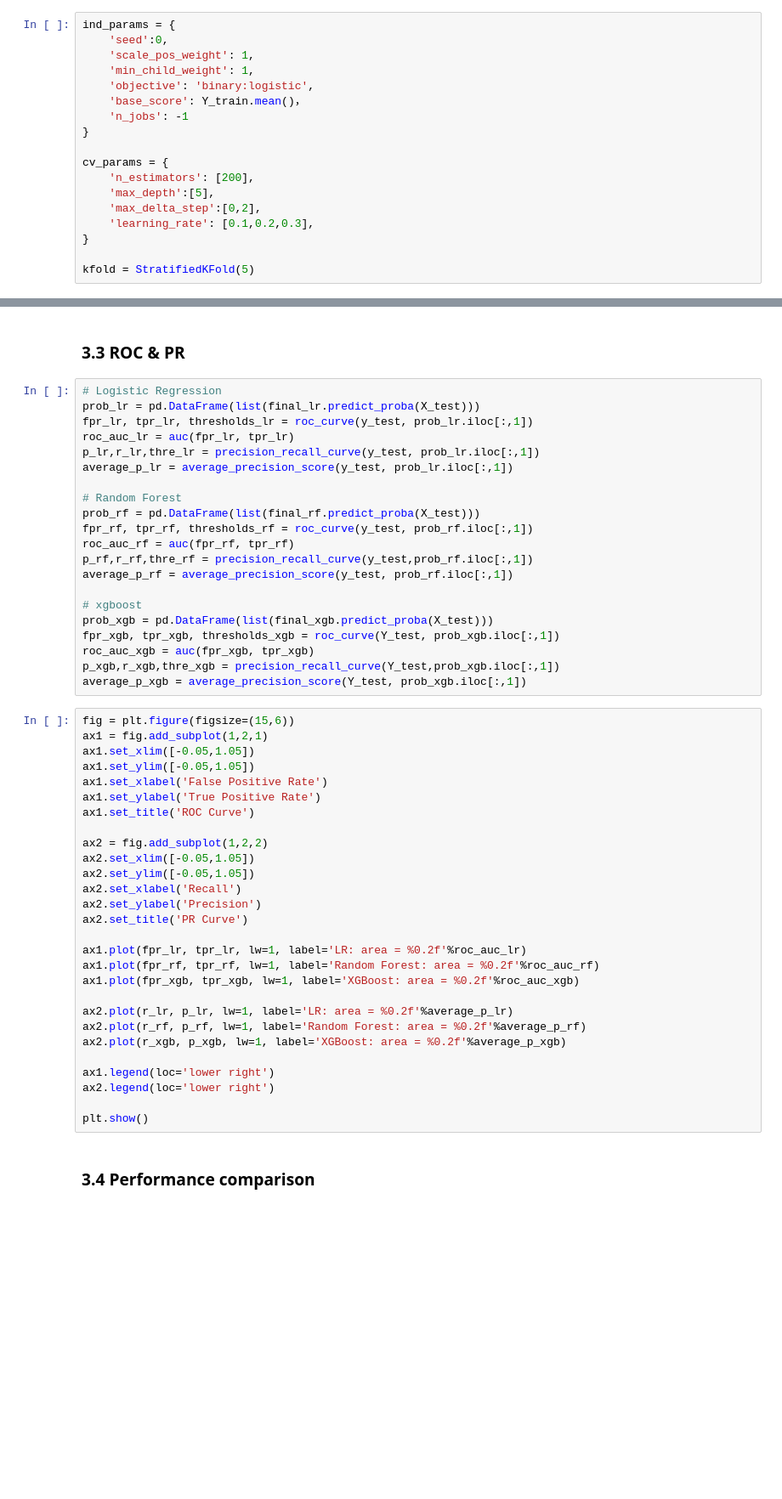
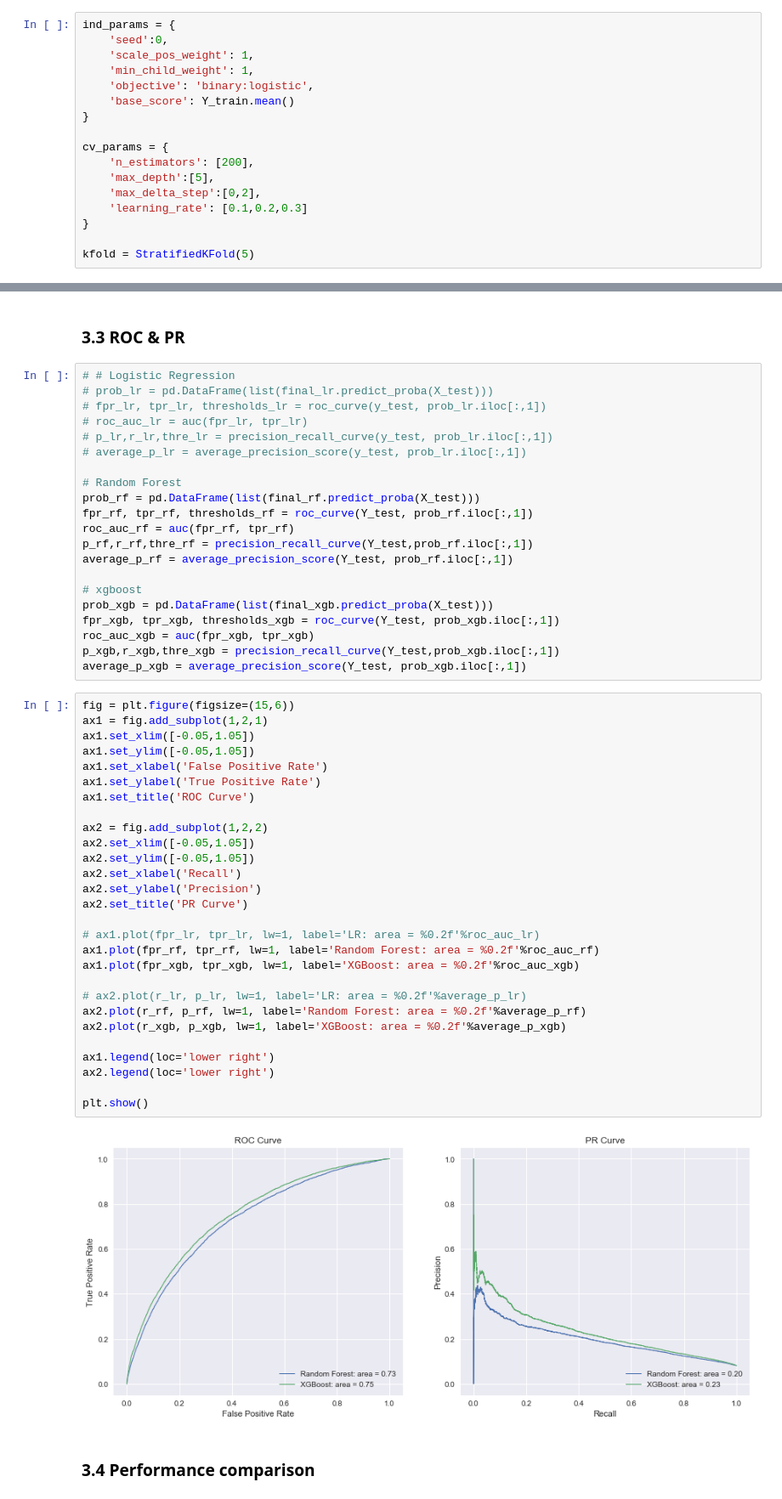
Before and after one commit to whigy/Kaggle_HomeCredit, a Jupyter notebook: Baseline Model.ipynb, the cells around one changed output, grey strips where cells are left out. Shown at 85% size. Drawn from its saved outputs; the diff is of its cells as text; blank space fills up the shorter version.

```diff
--- a/Baseline Model.ipynb
+++ b/Baseline Model.ipynb
@@ -143,15 +170,14 @@ ind_params = {
     'scale_pos_weight': 1,
     'min_child_weight': 1,
     'objective': 'binary:logistic',
-    'base_score': Y_train.mean()，
-    'n_jobs': -1
+    'base_score': Y_train.mean()
 }
 
 cv_params = {
     'n_estimators': [200],
     'max_depth':[5],
     'max_delta_step':[0,2],
-    'learning_rate': [0.1,0.2,0.3],
+    'learning_rate': [0.1,0.2,0.3]
 }
 
 kfold = StratifiedKFold(5)
@@ -206,19 +267,19 @@ ax.set_xlabel('Predicted label');
 # %% [markdown]
 ### 3.3 ROC & PR
 # %%
-# Logistic Regression
-prob_lr = pd.DataFrame(list(final_lr.predict_proba(X_test)))
-fpr_lr, tpr_lr, thresholds_lr = roc_curve(y_test, prob_lr.iloc[:,1])
-roc_auc_lr = auc(fpr_lr, tpr_lr)
-p_lr,r_lr,thre_lr = precision_recall_curve(y_test, prob_lr.iloc[:,1])
-average_p_lr = average_precision_score(y_test, prob_lr.iloc[:,1])
+# # Logistic Regression
+# prob_lr = pd.DataFrame(list(final_lr.predict_proba(X_test)))
+# fpr_lr, tpr_lr, thresholds_lr = roc_curve(y_test, prob_lr.iloc[:,1])
+# roc_auc_lr = auc(fpr_lr, tpr_lr)
+# p_lr,r_lr,thre_lr = precision_recall_curve(y_test, prob_lr.iloc[:,1])
+# average_p_lr = average_precision_score(y_test, prob_lr.iloc[:,1])
 
 # Random Forest
 prob_rf = pd.DataFrame(list(final_rf.predict_proba(X_test)))
-fpr_rf, tpr_rf, thresholds_rf = roc_curve(y_test, prob_rf.iloc[:,1])
+fpr_rf, tpr_rf, thresholds_rf = roc_curve(Y_test, prob_rf.iloc[:,1])
 roc_auc_rf = auc(fpr_rf, tpr_rf)
-p_rf,r_rf,thre_rf = precision_recall_curve(y_test,prob_rf.iloc[:,1])
-average_p_rf = average_precision_score(y_test, prob_rf.iloc[:,1])
+p_rf,r_rf,thre_rf = precision_recall_curve(Y_test,prob_rf.iloc[:,1])
+average_p_rf = average_precision_score(Y_test, prob_rf.iloc[:,1])
 
 # xgboost
 prob_xgb = pd.DataFrame(list(final_xgb.predict_proba(X_test)))
@@ -229,31 +290,33 @@ average_p_xgb = average_precision_score(Y_test, prob_xgb.iloc[:,1])
 # %%
 fig = plt.figure(figsize=(15,6))
 ax1 = fig.add_subplot(1,2,1)
 ax1.set_xlim([-0.05,1.05])
 ax1.set_ylim([-0.05,1.05])
 ax1.set_xlabel('False Positive Rate')
 ax1.set_ylabel('True Positive Rate')
 ax1.set_title('ROC Curve')
 
 ax2 = fig.add_subplot(1,2,2)
 ax2.set_xlim([-0.05,1.05])
 ax2.set_ylim([-0.05,1.05])
 ax2.set_xlabel('Recall')
 ax2.set_ylabel('Precision')
 ax2.set_title('PR Curve')
 
-ax1.plot(fpr_lr, tpr_lr, lw=1, label='LR: area = %0.2f'%roc_auc_lr)
+# ax1.plot(fpr_lr, tpr_lr, lw=1, label='LR: area = %0.2f'%roc_auc_lr)
 ax1.plot(fpr_rf, tpr_rf, lw=1, label='Random Forest: area = %0.2f'%roc_auc_rf)
 ax1.plot(fpr_xgb, tpr_xgb, lw=1, label='XGBoost: area = %0.2f'%roc_auc_xgb)
 
-ax2.plot(r_lr, p_lr, lw=1, label='LR: area = %0.2f'%average_p_lr)
+# ax2.plot(r_lr, p_lr, lw=1, label='LR: area = %0.2f'%average_p_lr)
 ax2.plot(r_rf, p_rf, lw=1, label='Random Forest: area = %0.2f'%average_p_rf)
 ax2.plot(r_xgb, p_xgb, lw=1, label='XGBoost: area = %0.2f'%average_p_xgb)
 
 ax1.legend(loc='lower right')
 ax2.legend(loc='lower right')
 
 plt.show()
+# %% [output]
+[figure, added]
 # %% [markdown]
 ### 3.4 Performance comparison
 # %%
```
Also changed, not shown: parts of 14 cells of this notebook.
